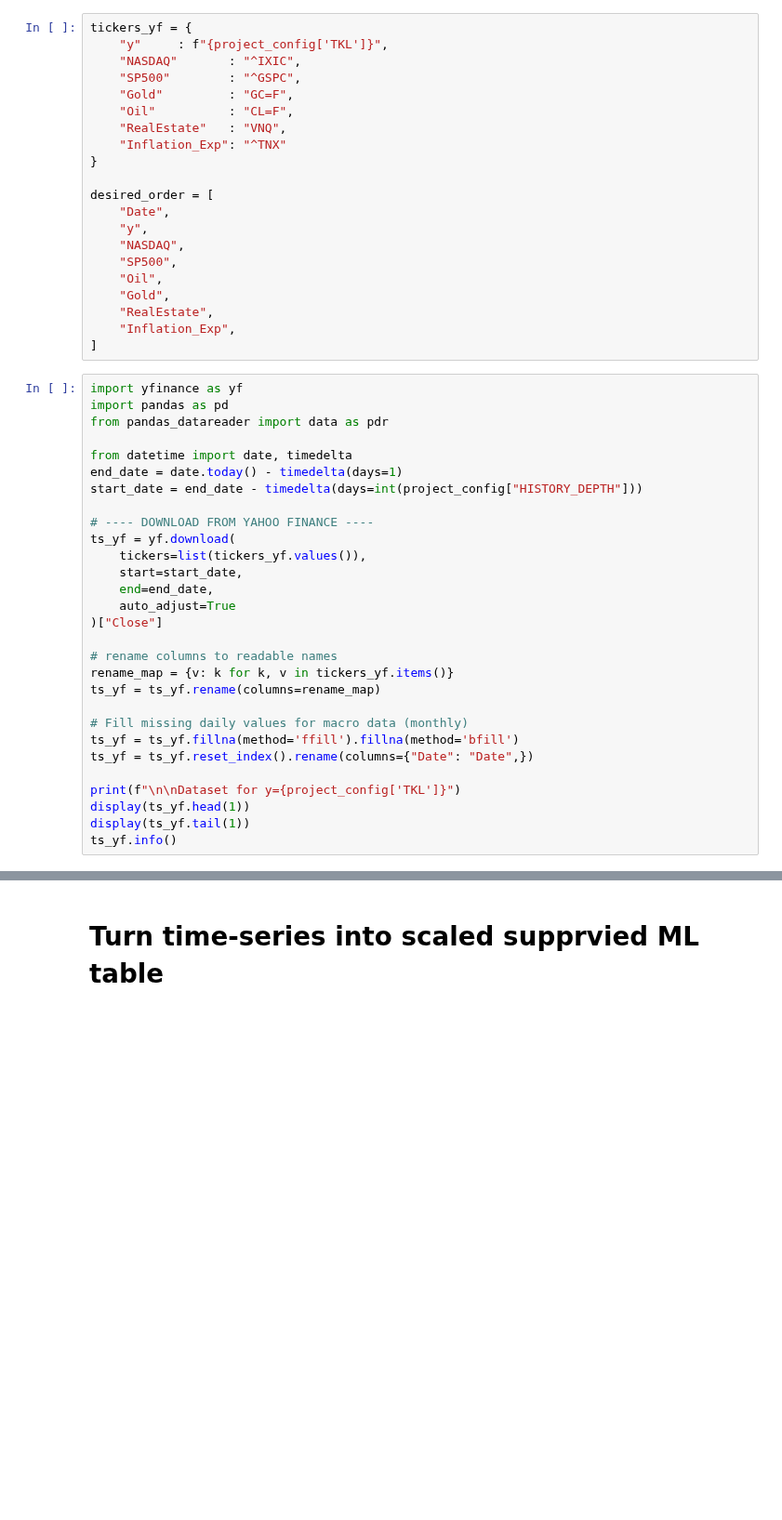
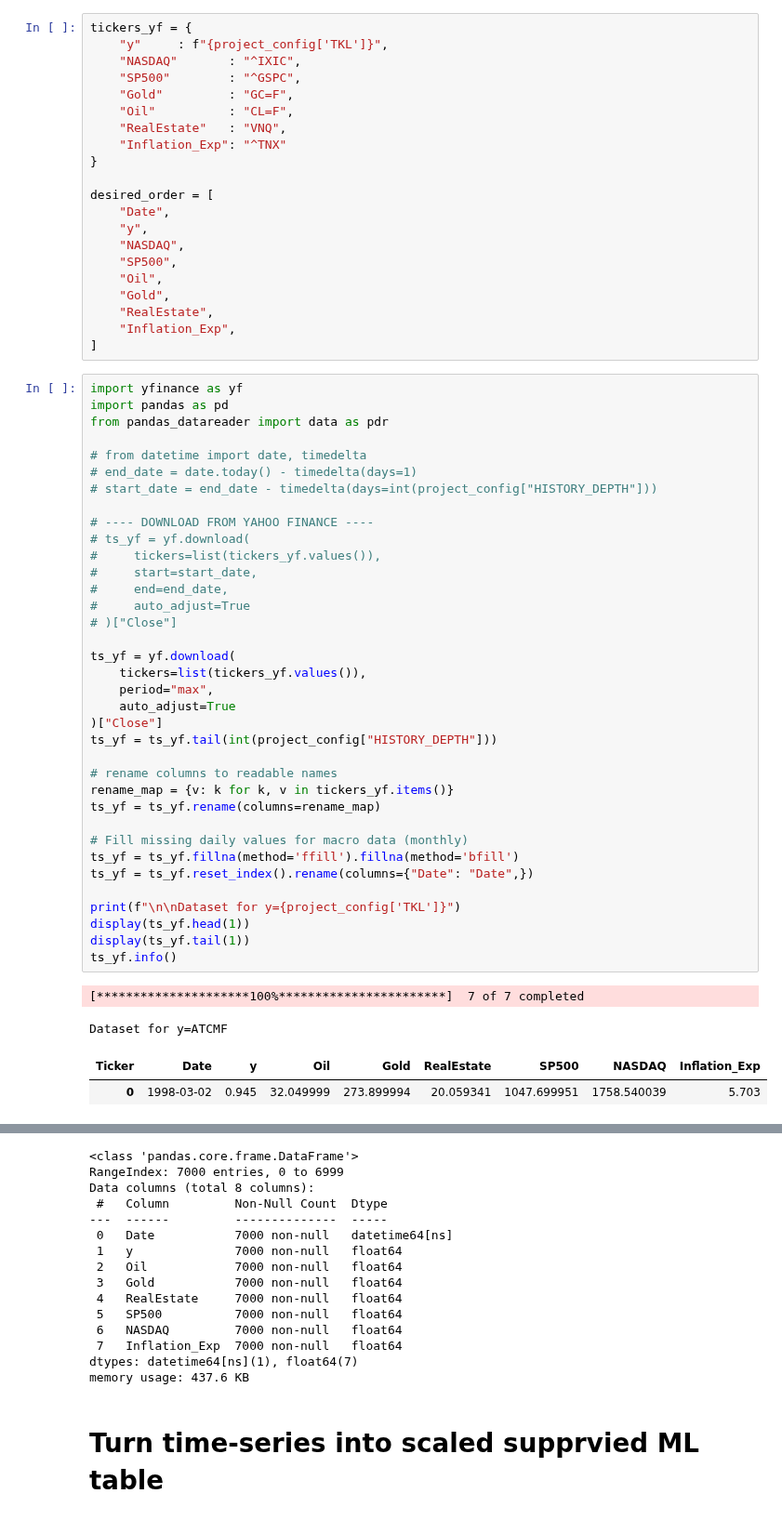
Before and after one commit to GuyRayOv/Stocks, a Jupyter notebook: notebooks/stocks_dataprep.ipynb, the cells around one changed output, grey strips where cells are left out. Shown at 93% size. Saved outputs shown, nothing was run; the diff lists cells and outputs as text; blank space fills up the shorter version.

```diff
--- a/notebooks/stocks_dataprep.ipynb
+++ b/notebooks/stocks_dataprep.ipynb
@@ -57,29 +59,41 @@ desired_order = [
 # %%
 import yfinance as yf
 import pandas as pd
 from pandas_datareader import data as pdr
 
-from datetime import date, timedelta
-end_date = date.today() - timedelta(days=1)
-start_date = end_date - timedelta(days=int(project_config["HISTORY_DEPTH"]))
+# from datetime import date, timedelta
+# end_date = date.today() - timedelta(days=1)
+# start_date = end_date - timedelta(days=int(project_config["HISTORY_DEPTH"]))
 
 # ---- DOWNLOAD FROM YAHOO FINANCE ----
+# ts_yf = yf.download(
+#     tickers=list(tickers_yf.values()),
+#     start=start_date,
+#     end=end_date,
+#     auto_adjust=True
+# )["Close"]
+
 ts_yf = yf.download(
     tickers=list(tickers_yf.values()),
-    start=start_date,
-    end=end_date,
+    period="max",
     auto_adjust=True
 )["Close"]
+ts_yf = ts_yf.tail(int(project_config["HISTORY_DEPTH"]))
 
 # rename columns to readable names
 rename_map = {v: k for k, v in tickers_yf.items()}
 ts_yf = ts_yf.rename(columns=rename_map)
 
 # Fill missing daily values for macro data (monthly)
 ts_yf = ts_yf.fillna(method='ffill').fillna(method='bfill')
 ts_yf = ts_yf.reset_index().rename(columns={"Date": "Date",})
 
 print(f"\n\nDataset for y={project_config['TKL']}")
 display(ts_yf.head(1))
 display(ts_yf.tail(1))
 ts_yf.info()
+# %% [output]
+[*********************100%***********************]  7 of 7 completed
+Dataset for y=ATCMF
+| Ticker | Date | y | Oil | Gold | RealEstate | SP500 | NASDAQ | Inflation_Exp |
+| 0 | 1998-03-02 | 0.945 | 32.049999 | 273.899994 | 20.059341 | 1047.699951 | 1758.540039 | 5.703 |
@@ -86,3 +102,18 @@ ts_yf.info()
+<class 'pandas.core.frame.DataFrame'>
+RangeIndex: 7000 entries, 0 to 6999
+Data columns (total 8 columns):
+ #   Column         Non-Null Count  Dtype
+---  ------         --------------  -----
+ 0   Date           7000 non-null   datetime64[ns]
+ 1   y              7000 non-null   float64
+ 2   Oil            7000 non-null   float64
+ 3   Gold           7000 non-null   float64
+ 4   RealEstate     7000 non-null   float64
+ 5   SP500          7000 non-null   float64
+ 6   NASDAQ         7000 non-null   float64
+ 7   Inflation_Exp  7000 non-null   float64
+dtypes: datetime64[ns](1), float64(7)
+memory usage: 437.6 KB
 # %% [markdown]
 # Turn time-series into scaled supprvied ML table
 # %%
```
Also changed, not shown: parts of 13 cells of this notebook, 4 other files.
